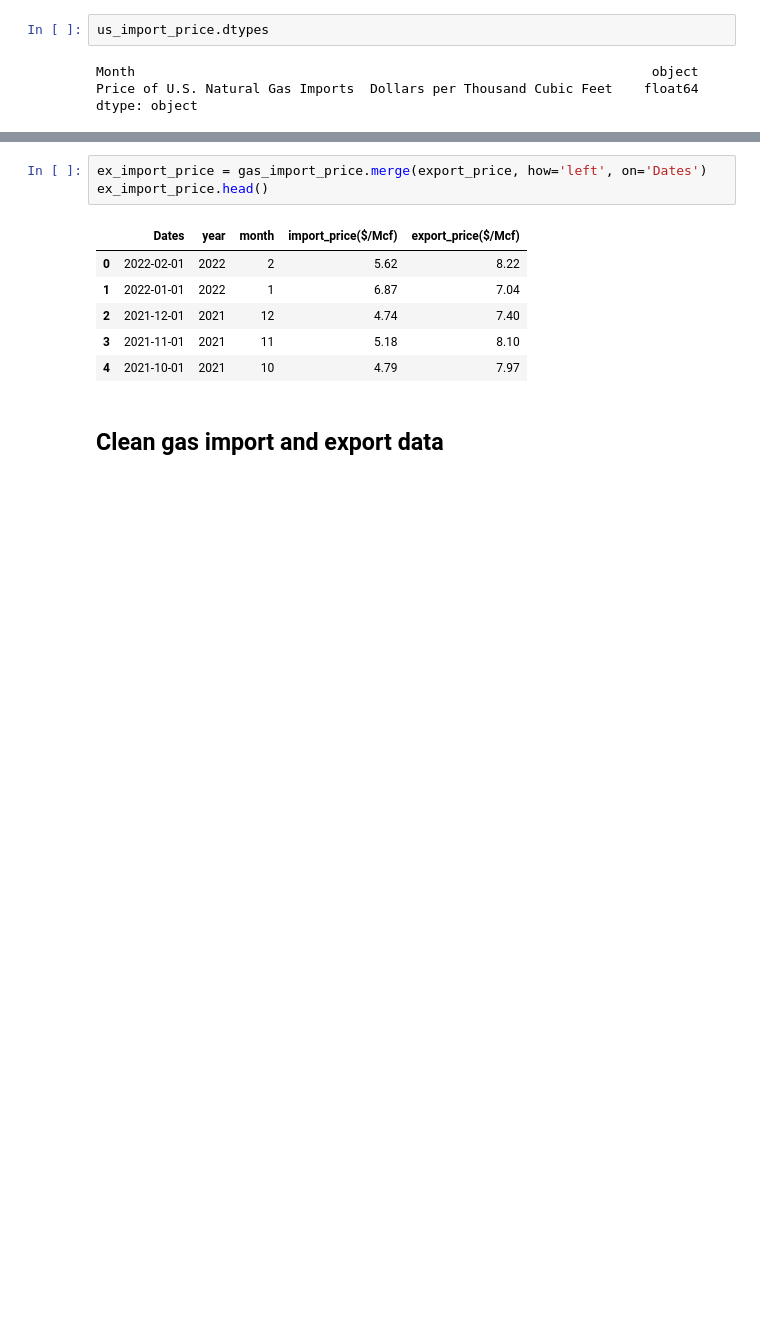
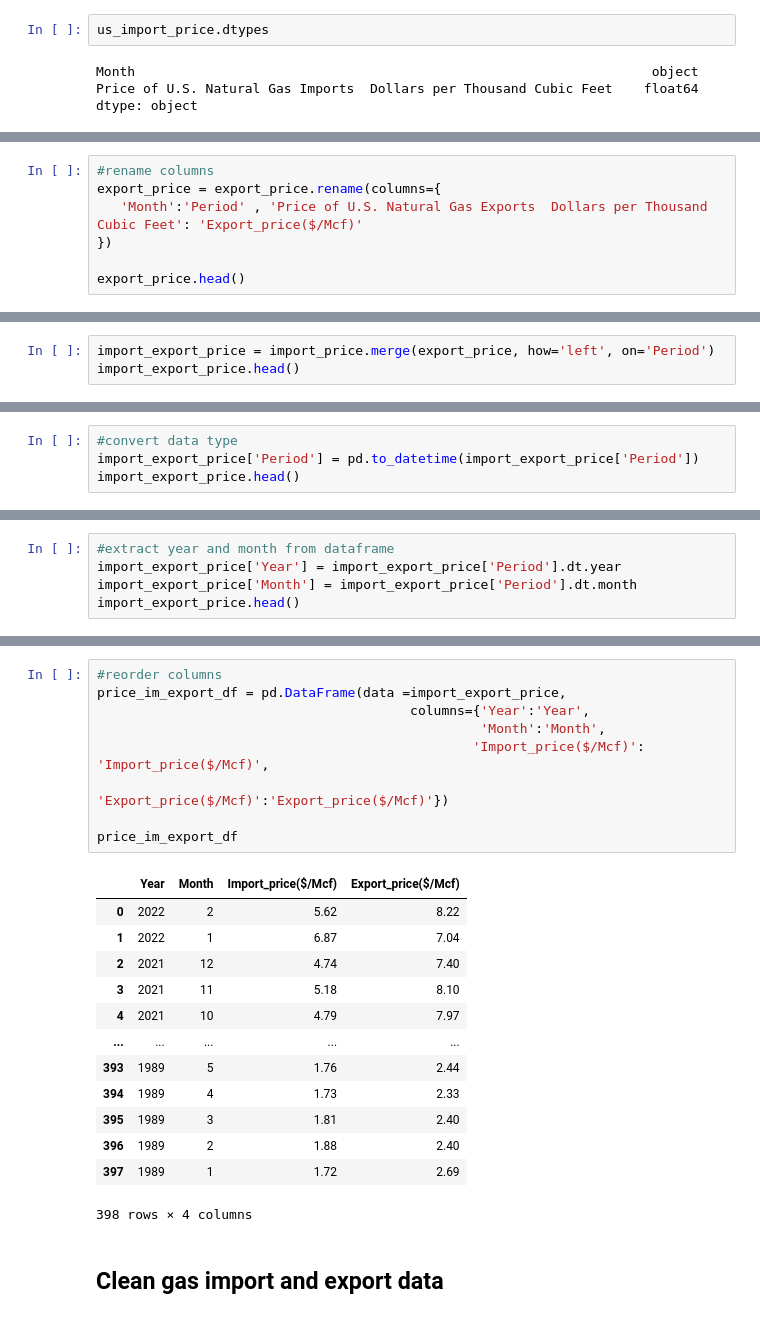
Before and after one commit to FIRE-Phoebe/Gas_Price_analysis, a Jupyter notebook: Resources/Datasets/US_Gas_import_export.ipynb, the cells around one changed output, grey strips where cells are left out. Saved outputs shown, nothing was run; the diff lists cells and outputs as text; blank space fills up the shorter version.

```diff
--- a/Resources/Datasets/US_Gas_import_export.ipynb
+++ b/Resources/Datasets/US_Gas_import_export.ipynb
@@ -120,0 +64,7 @@ export_price.head()
+# %%
+#rename columns
+export_price = export_price.rename(columns={
+   'Month':'Period' , 'Price of U.S. Natural Gas Exports  Dollars per Thousand Cubic Feet': 'Export_price($/Mcf)'
+})
+
+export_price.head()
@@ -120,0 +80,3 @@ export_price.head()
+# %%
+import_export_price = import_price.merge(export_price, how='left', on='Period')
+import_export_price.head()
@@ -120,0 +90,4 @@ export_price.head()
+# %%
+#convert data type
+import_export_price['Period'] = pd.to_datetime(import_export_price['Period'])
+import_export_price.head()
@@ -120,0 +101,5 @@ export_price.head()
+# %%
+#extract year and month from dataframe
+import_export_price['Year'] = import_export_price['Period'].dt.year
+import_export_price['Month'] = import_export_price['Period'].dt.month
+import_export_price.head()
@@ -121,13 +113,26 @@ export_price.head()
 # %%
-ex_import_price = gas_import_price.merge(export_price, how='left', on='Dates')
-ex_import_price.head()
+#reorder columns
+price_im_export_df = pd.DataFrame(data =import_export_price,
+                                        columns={'Year':'Year',
+                                                 'Month':'Month',
+                                                'Import_price($/Mcf)': 'Import_price($/Mcf)',
+                                               'Export_price($/Mcf)':'Export_price($/Mcf)'})
+
+price_im_export_df
 # %% [output]
-|  | Dates | year | month | import_price($/Mcf) | export_price($/Mcf) |
-| 0 | 2022-02-01 | 2022 | 2 | 5.62 | 8.22 |
-| 1 | 2022-01-01 | 2022 | 1 | 6.87 | 7.04 |
-| 2 | 2021-12-01 | 2021 | 12 | 4.74 | 7.40 |
-| 3 | 2021-11-01 | 2021 | 11 | 5.18 | 8.10 |
-| 4 | 2021-10-01 | 2021 | 10 | 4.79 | 7.97 |
+|  | Year | Month | Import_price($/Mcf) | Export_price($/Mcf) |
+| 0 | 2022 | 2 | 5.62 | 8.22 |
+| 1 | 2022 | 1 | 6.87 | 7.04 |
+| 2 | 2021 | 12 | 4.74 | 7.40 |
+| 3 | 2021 | 11 | 5.18 | 8.10 |
+| 4 | 2021 | 10 | 4.79 | 7.97 |
+| ... | ... | ... | ... | ... |
+| 393 | 1989 | 5 | 1.76 | 2.44 |
+| 394 | 1989 | 4 | 1.73 | 2.33 |
+| 395 | 1989 | 3 | 1.81 | 2.40 |
+| 396 | 1989 | 2 | 1.88 | 2.40 |
+| 397 | 1989 | 1 | 1.72 | 2.69 |
+398 rows × 4 columns
 # %% [markdown]
 ## Clean gas import and export data
 # %%
```
Also changed, not shown: parts of 22 cells of this notebook, 2 other files.
